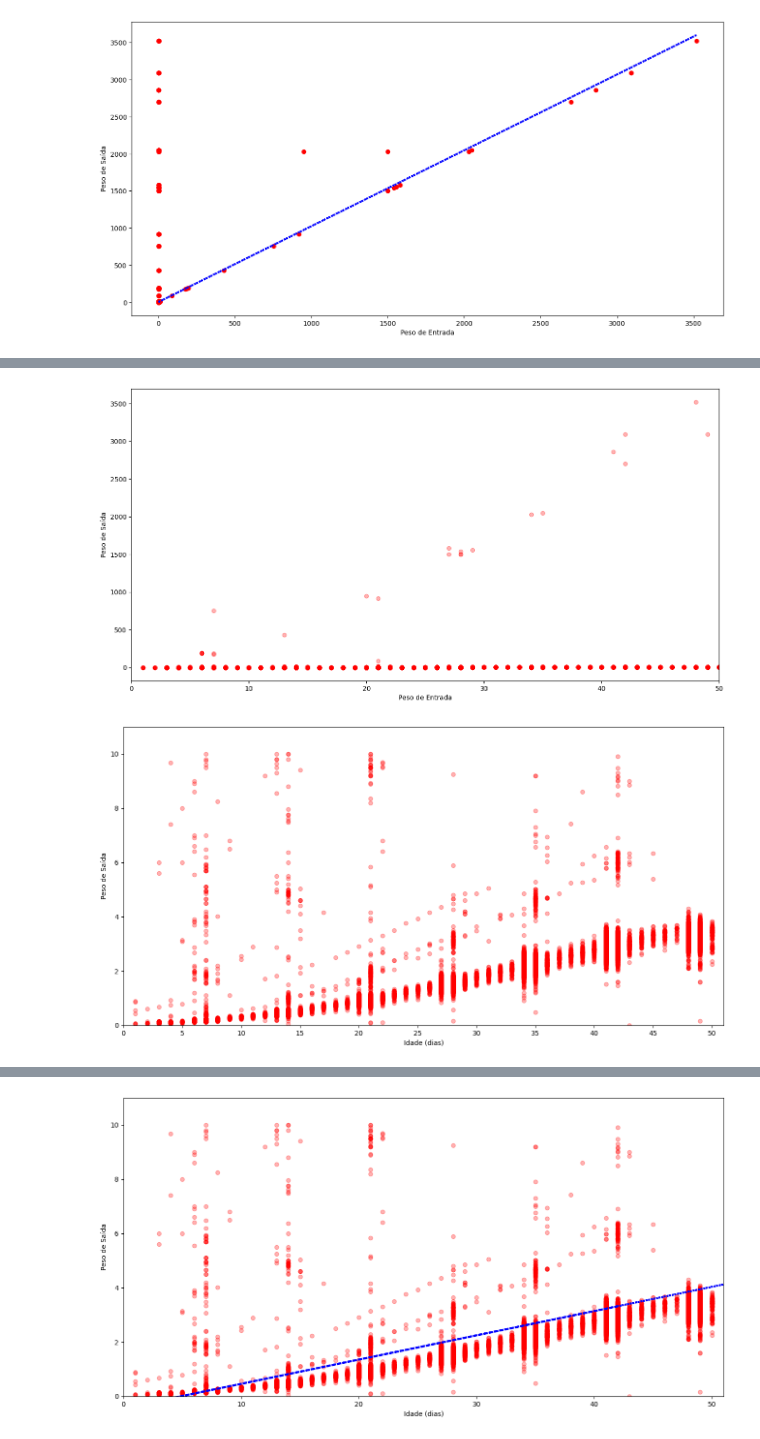
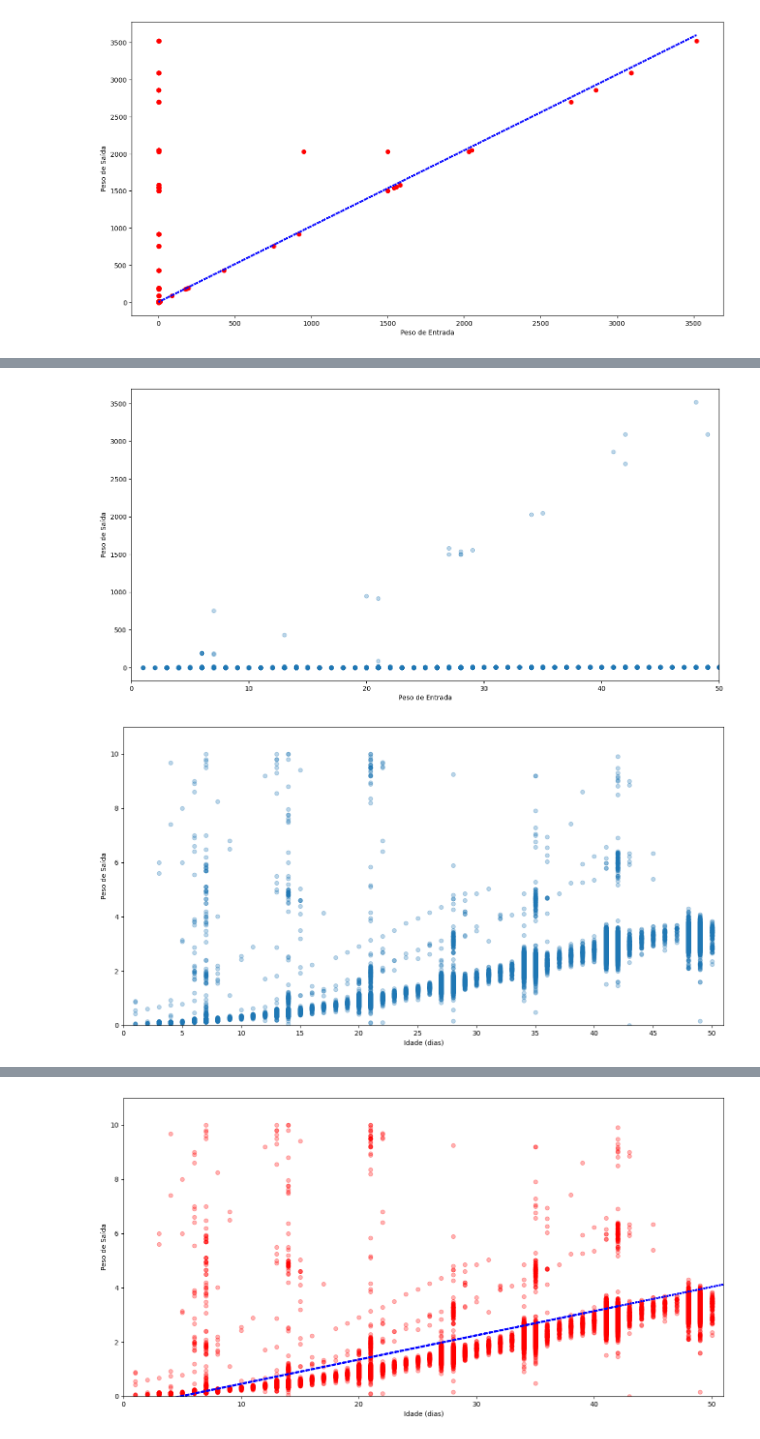
Before and after one commit to EveSantos/tcc, a Jupyter notebook: nova_base.ipynb, the cells around one changed output, grey strips where cells are left out. Drawn from its saved outputs; the diff is of its cells as text; code cells hidden in the pictures.

```diff
--- a/nova_base.ipynb
+++ b/nova_base.ipynb
@@ -423,35 +422,33 @@ plt.figure(figsize = (16,8))
 plt.scatter(
     df_novo['animal_group_age'],
     df_novo['input_weight_media'],
-    c='red',
     alpha=0.3)
 plt.ylabel("Peso de Saída")
 plt.xlabel("Peso de Entrada")
 plt.xlim(0, 50)
 plt.show()
 # %% [output]
-[figure, old version]
+[figure, new version]
 # %%
 plt.figure(figsize=(16, 8))
 plt.scatter(
     df_novo['animal_group_age'],
     df_novo['input_weight_media'],
-    c='red',
     alpha=0.3
 )
 plt.ylabel("Peso de Saída")
 plt.xlabel("Idade (dias)")
 
 # Defina os intervalos desejados no eixo x
 intervalo_x = range(0, 51, 5)  # Vai de 0 a 51 em incrementos de 5
 
 # Configure os rótulos do eixo x para exibir os intervalos desejados
 plt.xticks(intervalo_x)
 plt.ylim(0, 11)
 plt.xlim(0, 51)
 plt.show()
 # %% [output]
-[figure, old version]
+[figure, new version]
 # %%
 y = df_novo['input_weight_media'].values.reshape(-1,1)
 X = df_novo['animal_group_age'].values.reshape(-1,1)
```
Also changed, not shown: parts of 21 cells of this notebook, 2 other files.
